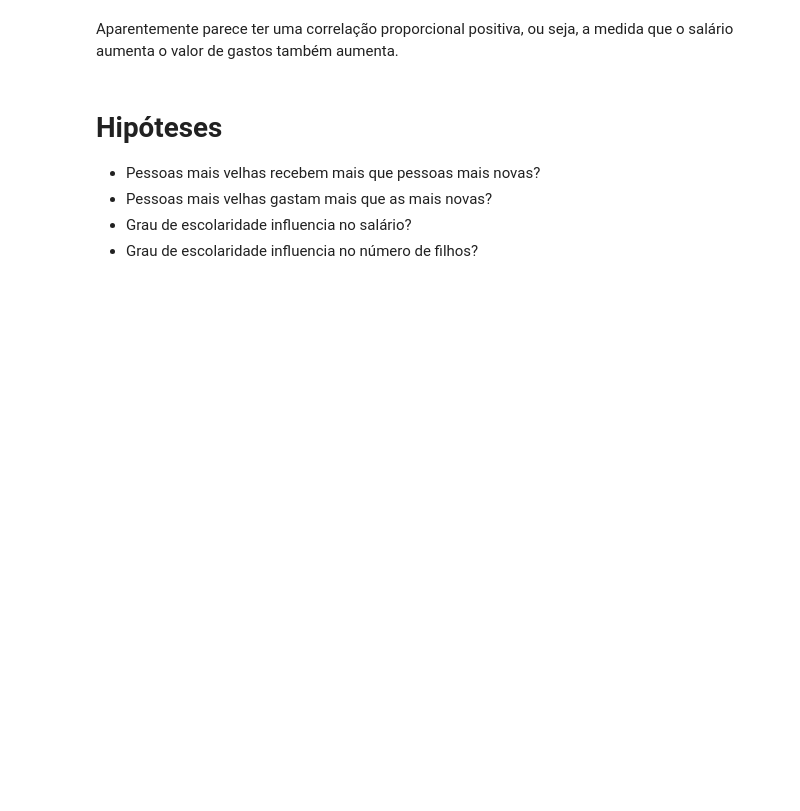
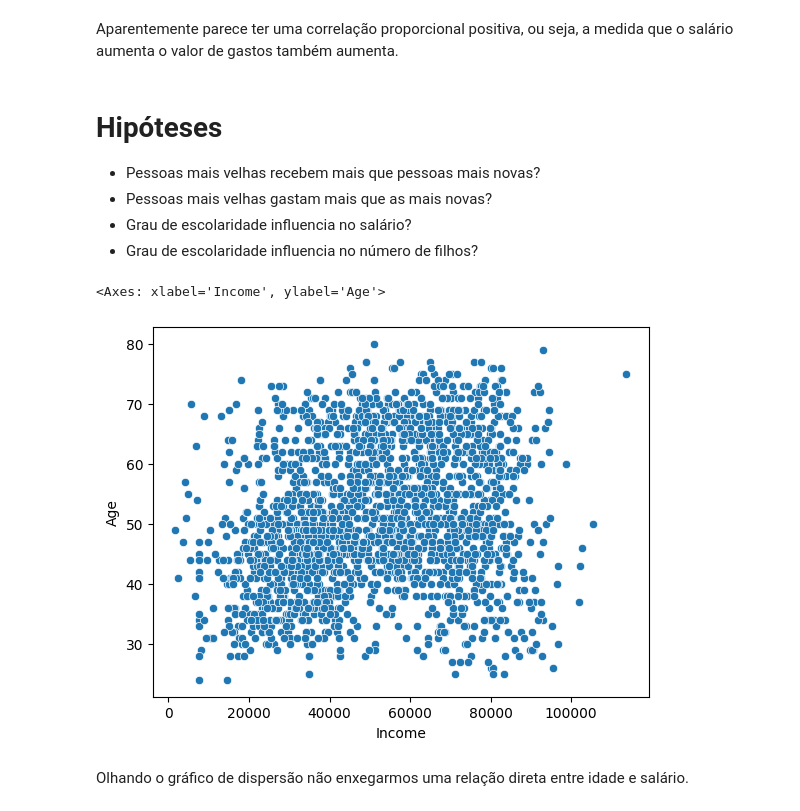
Before and after one commit to eduardamota/curso-eba, a Jupyter notebook: desafio1_ifood.ipynb, the cells around one changed output. Saved outputs shown, nothing was run; the diff lists cells and outputs as text; code cells hidden in the pictures; blank space fills up the shorter version.

```diff
--- a/desafio1_ifood.ipynb
+++ b/desafio1_ifood.ipynb
@@ -328,3 +328,11 @@ Aparentemente parece ter uma correlação proporcional positiva, ou seja, a medi
 - Pessoas mais velhas gastam mais que as mais novas?
 - Grau de escolaridade influencia no salário?
 - Grau de escolaridade influencia no número de filhos?
+# %%
+#Vamos fazer um scatter plot para identificar se existe uma relação entre salário e idade
+sns.scatterplot(x="Income",y="Age", data=df)
+# %% [output]
+<Axes: xlabel='Income', ylabel='Age'>
+[figure, added]
+# %% [markdown]
+Olhando o gráfico de dispersão não enxegarmos uma relação direta entre idade e salário.
```
Also changed, not shown: parts of 5 cells of this notebook.
